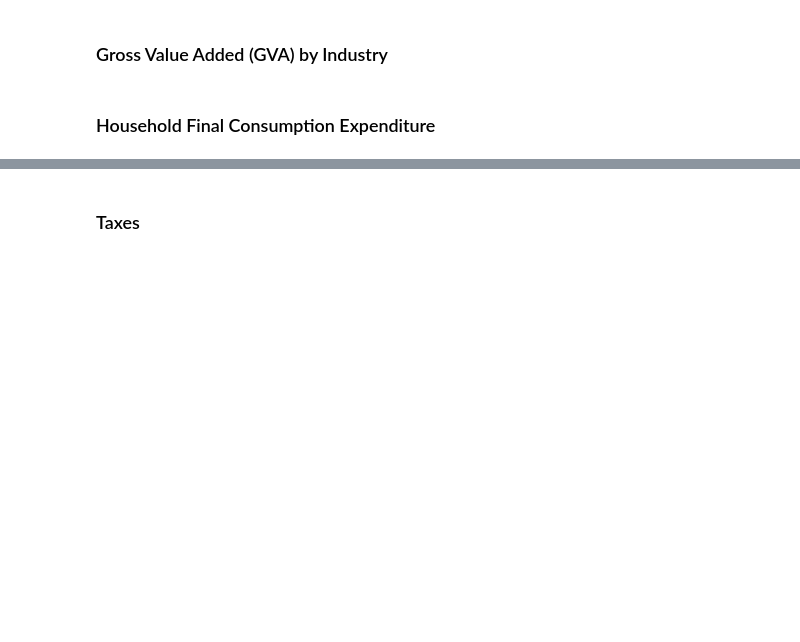
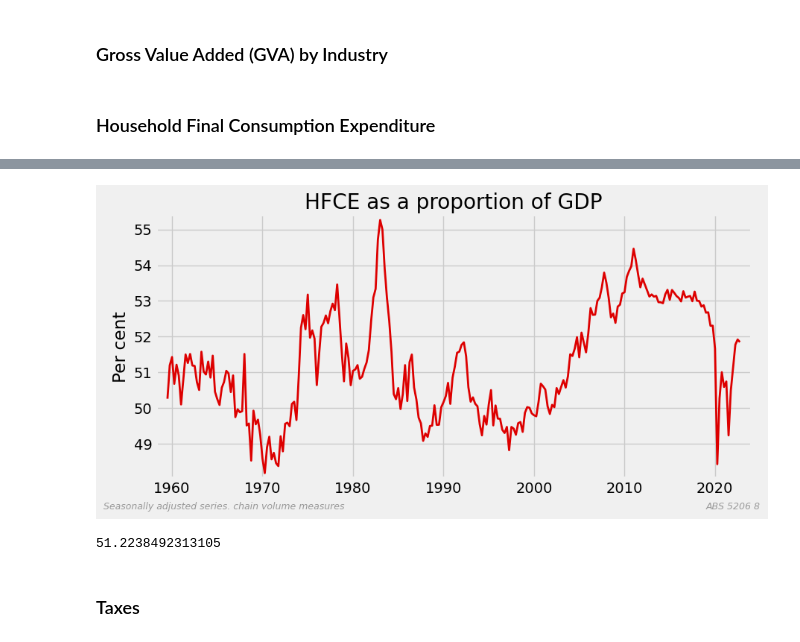
Before and after one commit to bpalmer4/Charts-based-on-ABS-data, a Jupyter notebook: notebooks/ABS Quarterly National Accounts 5206.ipynb, the cells around one changed output, grey strips where cells are left out. Cells and saved outputs as stored; diff of their text form; code cells hidden in the pictures; blank space fills up the shorter version.

```diff
--- a/notebooks/ABS Quarterly National Accounts 5206.ipynb
+++ b/notebooks/ABS Quarterly National Accounts 5206.ipynb
@@ -439,33 +450,38 @@ hfce = meta[
 ][did_col]
 
 for description in hfce:
+    print(description)
     # get data
     series, units = get_identifier(meta, description, series_type, table)
     units = f"{units} / Quarter"
     plotable, units = recalibrate_series(data[series].dropna(), units)
-    plotable.name = "Household consumption"
+    plotable.name = f"{series_type.capitalize()} series"
     title = description.replace(f": {CVM} ;", "")
     separator = "\n" if len(title) > 25 else " "
     title = f"Household consumption:{separator}{title}"
 
+    common = {
+        "title": title,
+        "ylabel": units,
+        "rfooter": f"{source} {table}",
+        "lfooter": f"Australia. {CVM.capitalize()}",
+        "pre_tag": "hfce-",
+        "show": SHOW,
+    }
+
     # plot - complete series - and recent showing covid recoverhy
     line_plot(
         plotable,
-        title=title,
-        ylabel=units,
-        rfooter=f"{source} {table}",
-        lfooter=(f"{series_type.capitalize()}, " f"{CVM.lower()}"),
-        pre_tag="hfce-",
-        show=SHOW,
+        **common,
     )
 
     plot_covid_recovery(
         plotable,
-        title=title,
-        ylabel=units,
         tags="covid",
-        rfooter=f"{source} {table}",
-        lfooter=f"Australia. {series_type}. {CVM}. ",
-        pre_tag="hfce-",
-        show=SHOW,
+        **common,
     )
+
+    # remember HFCE for next cell ...
+    if "FINAL CONSUMPTION EXPENDITURE" in description:
+        HFCE_q_series = plotable
+        HFCE_q_units = units
@@ -472,3 +507,18 @@ for description in hfce:
+# %%
+HFCE_proportion = HFCE_q_series / GDP_q_series * 100
+line_plot(
+    HFCE_proportion,
+    title="HFCE as a proportion of GDP",
+    ylabel="Per cent",
+    rfooter=f"{source} {table}",
+    lfooter=(f"Seasonally adjusted series. {CVM.lower()}"),
+    pre_tag="hfce-",
+    show=True,
+)
+print(HFCE_proportion.mean())
+# %% [output]
+[figure, added]
+51.2238492313105
 # %% [markdown]
 ### Taxes
 # %%
```
Also changed, not shown: parts of 10 cells of this notebook, 3 other files.
